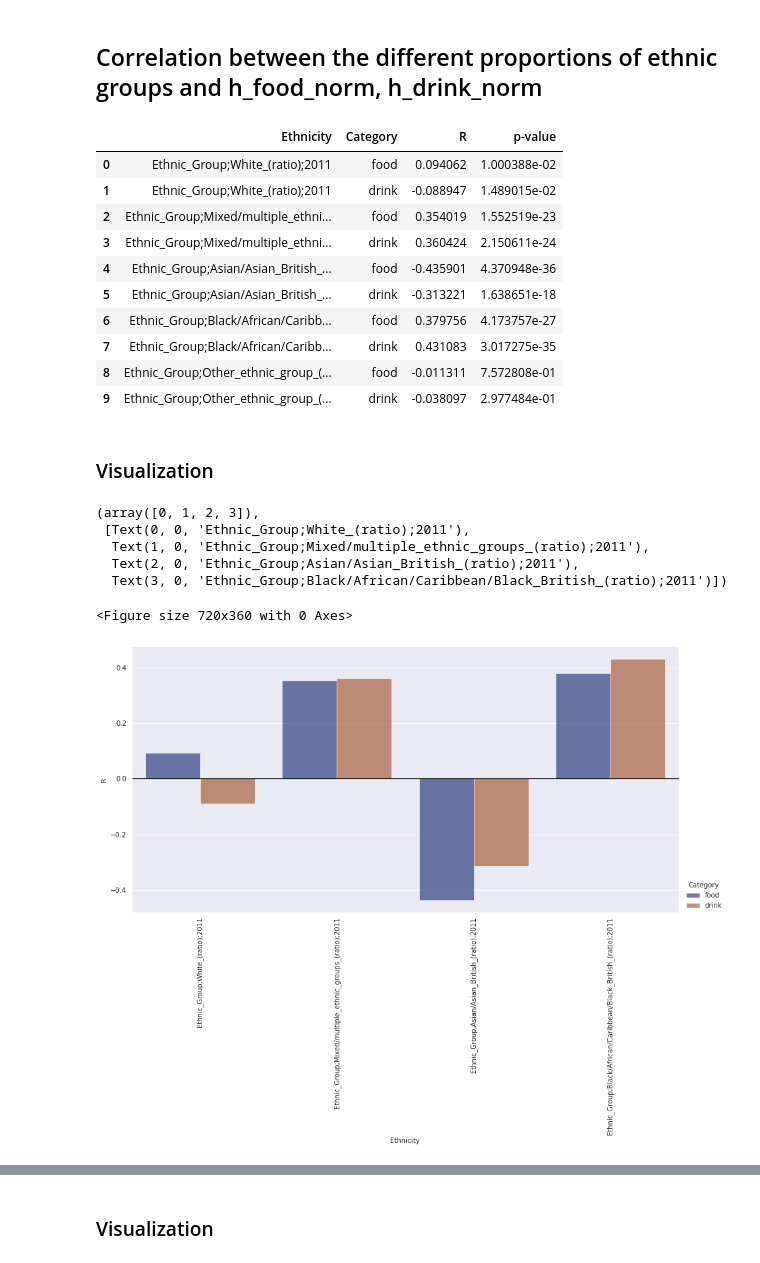
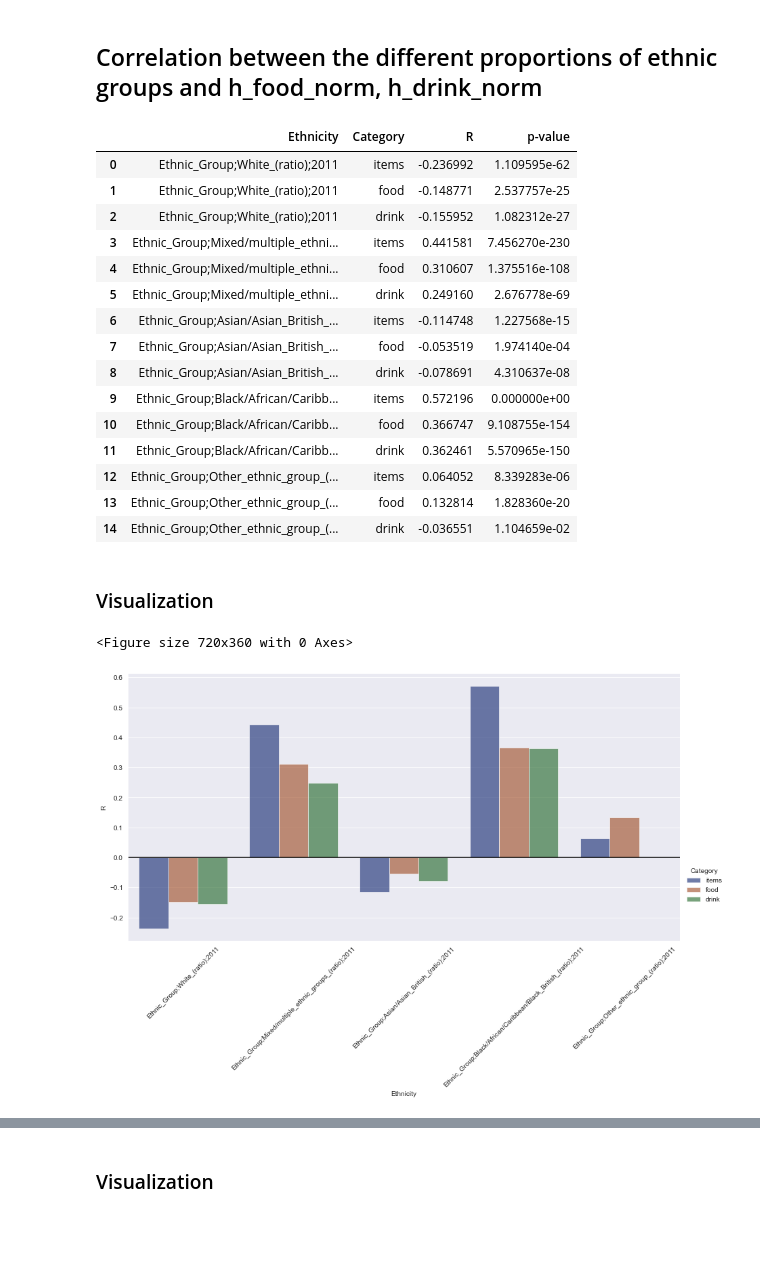
Before and after one commit to epfl-ada/ada-2020-project-milestone-p3-p3_enchiladas, a Jupyter notebook: proj_NB.ipynb, the cells around one changed output, grey strips where cells are left out. Saved outputs shown, nothing was run; the diff lists cells and outputs as text; code cells hidden in the pictures; blank space fills up the shorter version.

```diff
--- a/proj_NB.ipynb
+++ b/proj_NB.ipynb
@@ -49,6 +58,7 @@ def filter_and_clean_losa(lsoa_df):
 
     ##### REPLACE UNKNOWN VALUES #####
     filtered_df.replace('-', np.NaN, inplace=True)
+    filtered_df.replace('.', np.NaN, inplace=True)
 
     ##### DROP ALL IRRELEVANT COLUMNS #####
     # Mid-year Population Estimates (already in tesco data)
@@ -58,6 +68,9 @@ def filter_and_clean_losa(lsoa_df):
     to_remove = ['Mid-year Population Estimates',
                  'Census Population',
                  'Population Density',
+                 'BAME',
+                 'Economically active: Total',
+                 'Economically inactive: Total',
                  'Road Casualties']
     to_drop = []
     for col in filtered_df.columns:
@@ -212,6 +211,9 @@ def compute_entropies(df, f_col_list):
     n_col = len(f_col_list)
 
     h_df = pd.DataFrame()
+
+    if np.any(f_df > 1):
+        f_df = f_df.div(f_df.sum(axis=1), axis=0)
 
     # compute intermediates values inside the sum of eq (12)
     for col in f_df.columns:
@@ -322,7 +318,11 @@ hh_corr_df
 ### Visualization
 # %%
 # keep only the significant data
-hh_plot_df = hh_corr_df[hh_corr_df['p-value'] < 0.05]
+# Bonferroni adjusted alpha
+n_test = 3
+alpha_adj = 0.05/n_test
+
+hh_plot_df = hh_corr_df[hh_corr_df['p-value'] < alpha_adj]
 
 sns.set_style("dark")
 
@@ -332,6 +332,6 @@ ax.grid(axis='y')
 ax.set_ylabel('R')
 plt.xticks(rotation=90 )
 ax.axhline(y=0, color='k', linestyle='-')
-ax.set_title('Spearman rank correlation between ethnic diversity and food category diversity')
+ax.set_title('Spearman rank correlation between ethnic diversity and food category purchase diversity')
 plt.show()
 # %% [output]
@@ -339,15 +339,16 @@ plt.show()
 # %% [markdown]
 ## Correlation between the different proportions of ethnic groups and h_food_norm, h_drink_norm
 # %%
-f_ethnicity_idx_lo = repr_df.columns.get_loc('Ethnic_Group;White_(ratio);2011')
-f_ethnicity_idx_hi = repr_df.columns.get_loc('Ethnic_Group;Other_ethnic_group_(ratio);2011')+1
+f_ethnicity_idx_lo = full_df.columns.get_loc('Ethnic_Group;White_(ratio);2011')
+f_ethnicity_idx_hi = full_df.columns.get_loc('Ethnic_Group;Other_ethnic_group_(ratio);2011')+1
 
 # list containing the name of the ethnic groups
-ethnicity_col = np.array(repr_df.columns[f_ethnicity_idx_lo:f_ethnicity_idx_hi])
+ethnicity_col = np.array(full_df.columns[f_ethnicity_idx_lo:f_ethnicity_idx_hi])
 n_ethnicity = ethnicity_col.shape[0]
 
 # list containing the name of the item categories (food or drink)
-category_col = np.array(['food',
+category_col = np.array(['items',
+                         'food',
                          'drink'])
 n_category = category_col.shape[0]
 
@@ -357,13 +358,14 @@ category_col = np.tile(category_col, n_ethnicity)
 
 # list containing the values of the ethnic group representations
 f_ethnicities = []
-for col in repr_df.iloc[:, f_ethnicity_idx_lo:f_ethnicity_idx_hi].columns:
-    f_ethnicities.append(repr_df[col].values)
+for col in full_df.iloc[:, f_ethnicity_idx_lo:f_ethnicity_idx_hi].columns:
+    f_ethnicities.append(full_df[col].values)
 
 # list containing the values of items entropy for food and drink
-h_items_food = repr_df['h_items_food_norm'].values
-h_items_drink = repr_df['h_items_drink_norm'].values
-h_item_categories = [h_items_food, h_items_drink]
+h_items = full_df['h_items_norm'].values
+h_items_food = full_df['h_items_food_norm'].values
+h_items_drink = full_df['h_items_drink_norm'].values
+h_item_categories = [h_items, h_items_food, h_items_drink]
 
 # compute the correlation and their p-values
 R_col = []
@@ -383,36 +385,42 @@ fh_corr_df = pd.DataFrame(data = d)
 fh_corr_df
 # %% [output]
 |  | Ethnicity | Category | R | p-value |
-| 0 | Ethnic_Group;White_(ratio);2011 | food | 0.094062 | 1.000388e-02 |
-| 1 | Ethnic_Group;White_(ratio);2011 | drink | -0.088947 | 1.489015e-02 |
-| 2 | Ethnic_Group;Mixed/multiple_ethni... | food | 0.354019 | 1.552519e-23 |
-| 3 | Ethnic_Group;Mixed/multiple_ethni... | drink | 0.360424 | 2.150611e-24 |
-| 4 | Ethnic_Group;Asian/Asian_British_... | food | -0.435901 | 4.370948e-36 |
-| 5 | Ethnic_Group;Asian/Asian_British_... | drink | -0.313221 | 1.638651e-18 |
-| 6 | Ethnic_Group;Black/African/Caribb... | food | 0.379756 | 4.173757e-27 |
-| 7 | Ethnic_Group;Black/African/Caribb... | drink | 0.431083 | 3.017275e-35 |
-| 8 | Ethnic_Group;Other_ethnic_group_(... | food | -0.011311 | 7.572808e-01 |
-| 9 | Ethnic_Group;Other_ethnic_group_(... | drink | -0.038097 | 2.977484e-01 |
+| 0 | Ethnic_Group;White_(ratio);2011 | items | -0.236992 | 1.109595e-62 |
+| 1 | Ethnic_Group;White_(ratio);2011 | food | -0.148771 | 2.537757e-25 |
+| 2 | Ethnic_Group;White_(ratio);2011 | drink | -0.155952 | 1.082312e-27 |
+| 3 | Ethnic_Group;Mixed/multiple_ethni... | items | 0.441581 | 7.456270e-230 |
+| 4 | Ethnic_Group;Mixed/multiple_ethni... | food | 0.310607 | 1.375516e-108 |
+| 5 | Ethnic_Group;Mixed/multiple_ethni... | drink | 0.249160 | 2.676778e-69 |
+| 6 | Ethnic_Group;Asian/Asian_British_... | items | -0.114748 | 1.227568e-15 |
+| 7 | Ethnic_Group;Asian/Asian_British_... | food | -0.053519 | 1.974140e-04 |
+| 8 | Ethnic_Group;Asian/Asian_British_... | drink | -0.078691 | 4.310637e-08 |
+| 9 | Ethnic_Group;Black/African/Caribb... | items | 0.572196 | 0.000000e+00 |
+| 10 | Ethnic_Group;Black/African/Caribb... | food | 0.366747 | 9.108755e-154 |
+| 11 | Ethnic_Group;Black/African/Caribb... | drink | 0.362461 | 5.570965e-150 |
+| 12 | Ethnic_Group;Other_ethnic_group_(... | items | 0.064052 | 8.339283e-06 |
+| 13 | Ethnic_Group;Other_ethnic_group_(... | food | 0.132814 | 1.828360e-20 |
+| 14 | Ethnic_Group;Other_ethnic_group_(... | drink | -0.036551 | 1.104659e-02 |
 # %% [markdown]
 ### Visualization
 # %%
 # keep only the significant data
-fh_plot_df = fh_corr_df[fh_corr_df['p-value'] < 0.05]
+# Bonferroni adjusted alpha
+n_test = 15
+alpha_adj = 0.05/n_test
+
+fh_plot_df = fh_corr_df[fh_corr_df['p-value'] < alpha_adj]
 
 sns.set_style("dark")
 
 plt.figure(figsize=(10,5))
 g = sns.catplot(data=fh_plot_df, kind="bar", x="Ethnicity", y="R", hue="Category", palette="dark", alpha=.6, height=6, aspect=2)
 for ax in g.axes.flat:
     ax.grid(True, axis='y')
 ax.axhline(y=0, color='k')
-plt.xticks(rotation=90 )
+#['White', 'Mixed', 'Asian', 'Black', 'Other Eth.']
+plt.xticks(rotation=45 )
+plt.show()
 # %% [output]
-(array([0, 1, 2, 3]),
- [Text(0, 0, 'Ethnic_Group;White_(ratio);2011'),
-  Text(1, 0, 'Ethnic_Group;Mixed/multiple_ethnic_groups_(ratio);2011'),
-  Text(2, 0, 'Ethnic_Group;Asian/Asian_British_(ratio);2011'),
-  Text(3, 0, 'Ethnic_Group;Black/African/Caribbean/Black_British_(ratio);2011')])
+<Figure size 720x360 with 0 Axes>
-<Figure size 720x360 with 0 Axes>
-[figure, old version]
+[figure, new version]
 # %% [markdown]
```
Also changed, not shown: parts of 86 cells of this notebook.
